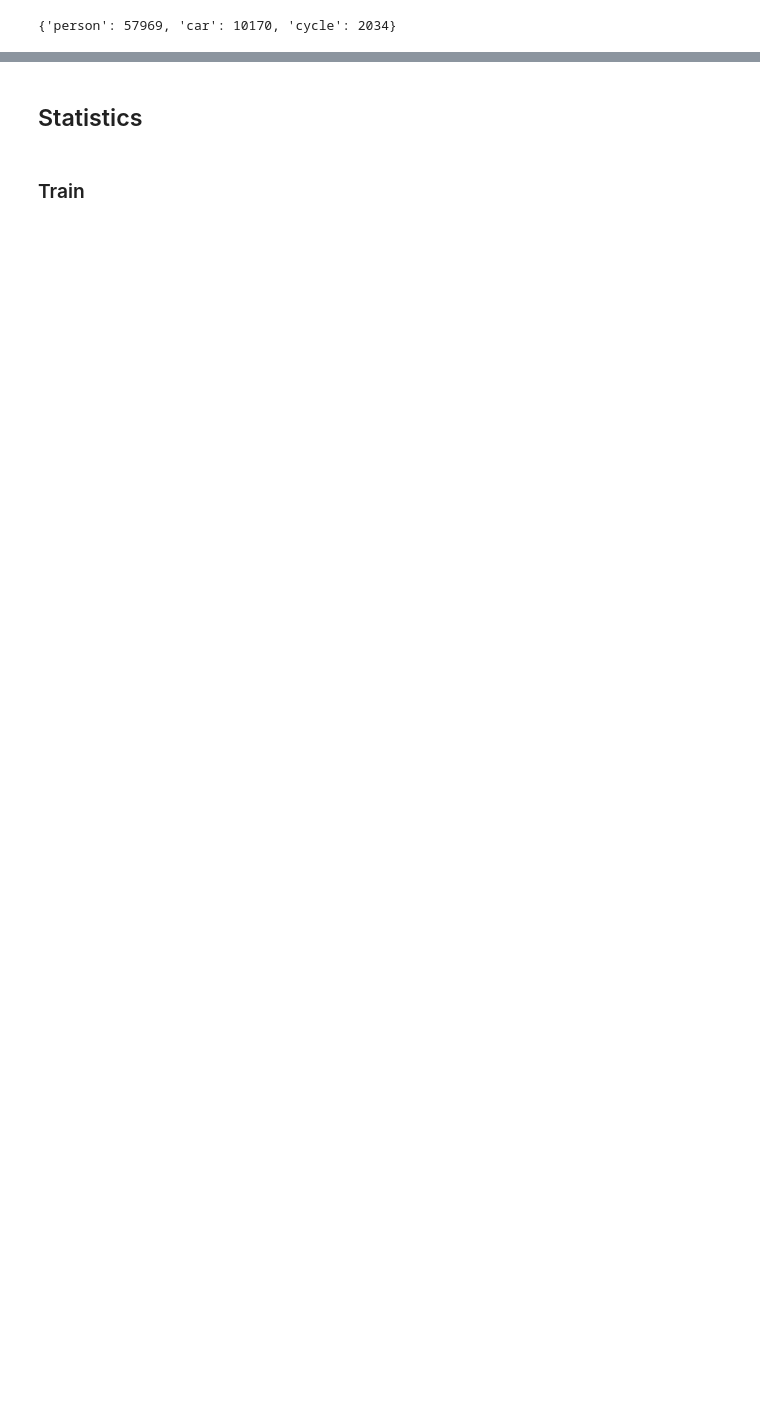
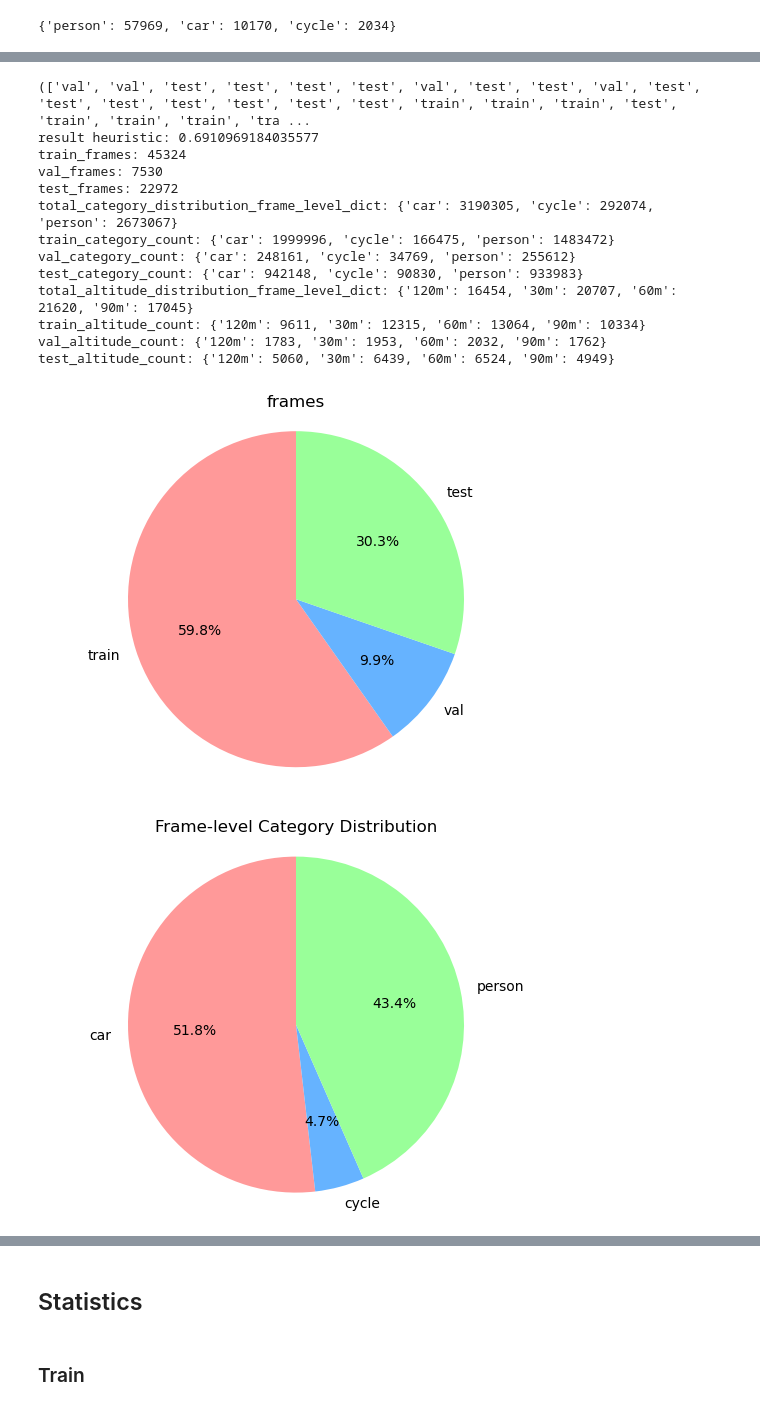
Before and after one commit to fkcptlst/rgbt_dataset, a Jupyter notebook: dataset_analysis.ipynb, the cells around one changed output, grey strips where cells are left out. Cells and saved outputs as stored; diff of their text form; code cells hidden in the pictures; blank space fills up the shorter version.

```diff
--- a/dataset_analysis.ipynb
+++ b/dataset_analysis.ipynb
@@ -499,0 +470,63 @@ result heuristic: 1.9265217727738488
+# %%
+# get the last node
+last_node = result_queue.get()[1]
+print(last_node)
+# print(len(last_node[0]))
+
+# print heuristic value
+print("result heuristic:",heuristic(last_node, tolerances, coefficients, (train_frames_tg, train_category_count_tg, train_altitude_count_tg),
+                (val_frames_tg, val_category_count_tg, val_altitude_count_tg),
+                (test_frames_tg, test_category_count_tg, test_altitude_count_tg)))
+train_frames, val_frames, test_frames = last_node[1]
+train_category_count, val_category_count, test_category_count = last_node[2]
+train_altitude_count, val_altitude_count, test_altitude_count = last_node[3]
+
+# sort each dict by key
+total_category_distribution_frame_level_dict = dict(sorted(total_category_distribution_frame_level_dict.items()))
+train_category_count = dict(sorted(train_category_count.items()))
+val_category_count = dict(sorted(val_category_count.items()))
+test_category_count = dict(sorted(test_category_count.items()))
+total_altitude_distribution_frame_level_dict = dict(sorted(total_altitude_distribution_frame_level_dict.items()))
+train_altitude_count = dict(sorted(train_altitude_count.items()))
+val_altitude_count = dict(sorted(val_altitude_count.items()))
+test_altitude_count = dict(sorted(test_altitude_count.items()))
+
+print("train_frames:", train_frames)
+print("val_frames:", val_frames)
+print("test_frames:", test_frames)
+
+print("total_category_distribution_frame_level_dict:", total_category_distribution_frame_level_dict)
+print("train_category_count:", train_category_count)
+print("val_category_count:", val_category_count)
+print("test_category_count:", test_category_count)
+
+
+print('total_altitude_distribution_frame_level_dict:', total_altitude_distribution_frame_level_dict)
+print("train_altitude_count:", train_altitude_count)
+print("val_altitude_count:", val_altitude_count)
+print("test_altitude_count:", test_altitude_count)
+
+draw_pie_chart({'train': train_frames, 'val': val_frames, 'test': test_frames}, 'frames')
+draw_pie_chart(total_category_distribution_frame_level_dict, title="Frame-level Category Distribution")
+draw_pie_chart(train_category_count, 'train category')
+draw_pie_chart(val_category_count, 'val category')
+draw_pie_chart(test_category_count, 'test category')
+draw_pie_chart(train_altitude_count, 'train altitude')
+draw_pie_chart(val_altitude_count, 'val altitude')
+draw_pie_chart(test_altitude_count, 'test altitude')
+# %% [output]
+(['val', 'val', 'test', 'test', 'test', 'test', 'val', 'test', 'test', 'val', 'test', 'test', 'test', 'test', 'test', 'test', 'test', 'train', 'train', 'train', 'test', 'train', 'train', 'train', 'tra ...
+result heuristic: 0.6910969184035577
+train_frames: 45324
+val_frames: 7530
+test_frames: 22972
+total_category_distribution_frame_level_dict: {'car': 3190305, 'cycle': 292074, 'person': 2673067}
+train_category_count: {'car': 1999996, 'cycle': 166475, 'person': 1483472}
+val_category_count: {'car': 248161, 'cycle': 34769, 'person': 255612}
+test_category_count: {'car': 942148, 'cycle': 90830, 'person': 933983}
+total_altitude_distribution_frame_level_dict: {'120m': 16454, '30m': 20707, '60m': 21620, '90m': 17045}
+train_altitude_count: {'120m': 9611, '30m': 12315, '60m': 13064, '90m': 10334}
+val_altitude_count: {'120m': 1783, '30m': 1953, '60m': 2032, '90m': 1762}
+test_altitude_count: {'120m': 5060, '30m': 6439, '60m': 6524, '90m': 4949}
+[figure, added]
+[figure, added]
```
Also changed, not shown: parts of 56 cells of this notebook, 1 other file.
